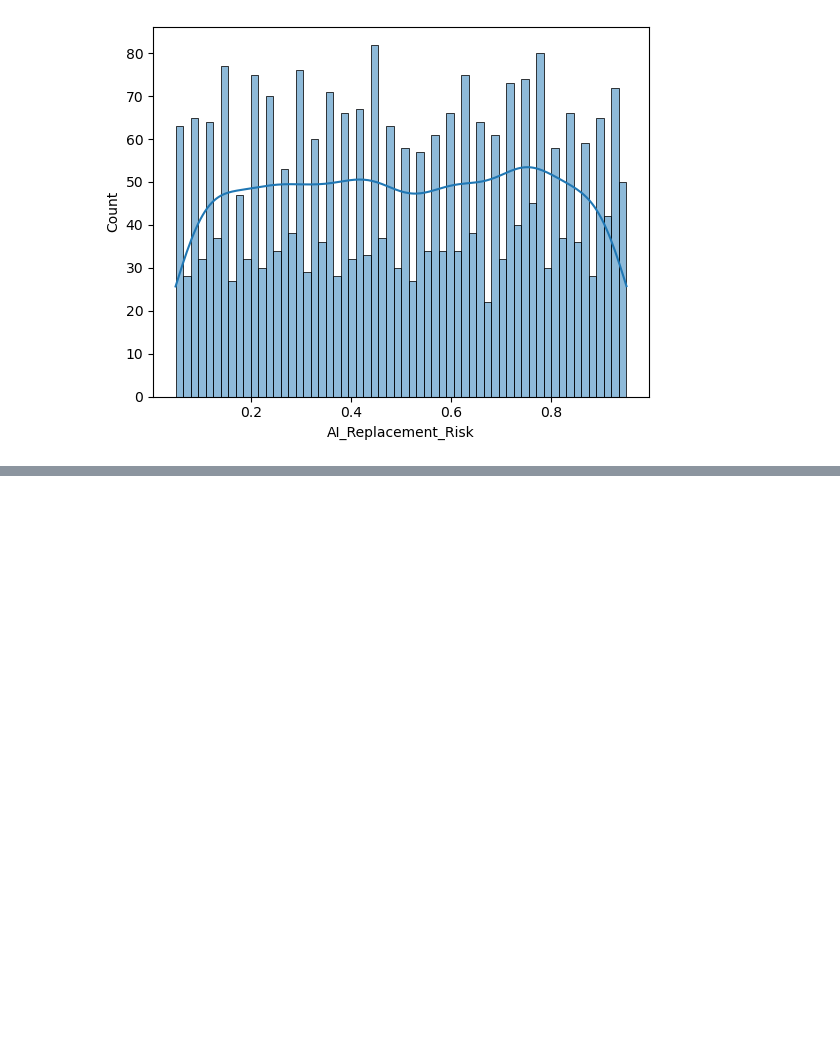
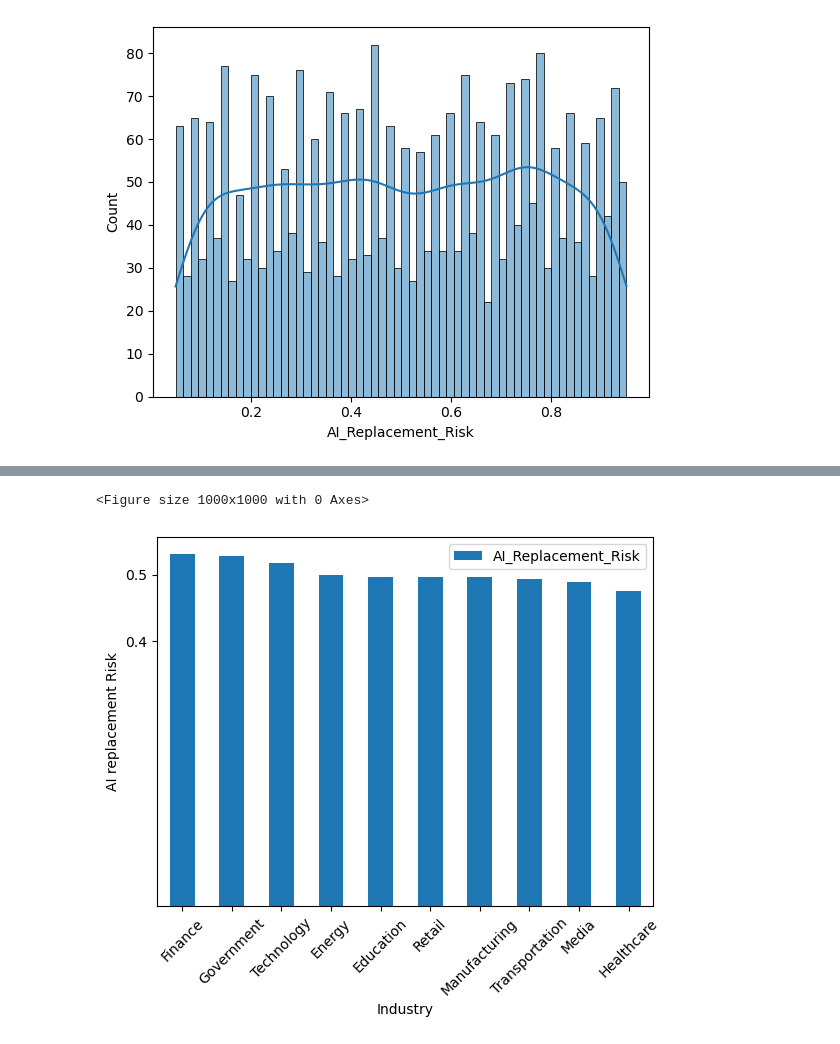
Before and after one commit to gsowjanya11/AI_Impact_in_future_on_Jobs_2030_EDA, a Jupyter notebook: FeatureEngineering&EDA.ipynb, the cells around one changed output, grey strips where cells are left out. Cells and saved outputs as stored; diff of their text form; code cells hidden in the pictures; blank space fills up the shorter version.

```diff
--- a/FeatureEngineering&EDA.ipynb
+++ b/FeatureEngineering&EDA.ipynb
@@ -199,0 +197,6 @@ plt.show()
+# %%
+# Highest industry with AI replacement Risk
+AI_replacement_by_industry=df.groupby('Industry')['AI_Replacement_Risk'].aggregate('mean').sort_values(ascending=False)
+# %%
+industry_risk=pd.DataFrame(AI_replacement_by_industry)
+industry_risk.reset_index()
@@ -199,0 +215,12 @@ plt.show()
+# %%
+plt.figure(figsize=(10,10))
+ax=industry_risk.plot(yticks=[0.4,0.5],kind='bar')
+plt.xlabel('Industry')
+plt.ylabel('AI replacement Risk')
+#plt.xticks(rotation=45)
+ax.set_xticks(range(len(industry_risk)))
+ax.set_xticklabels(industry_risk.index, rotation=45)
+plt.show()
+# %% [output]
+<Figure size 1000x1000 with 0 Axes>
+[figure, added]
```
Also changed, not shown: parts of 7 cells of this notebook, 1 other file.
